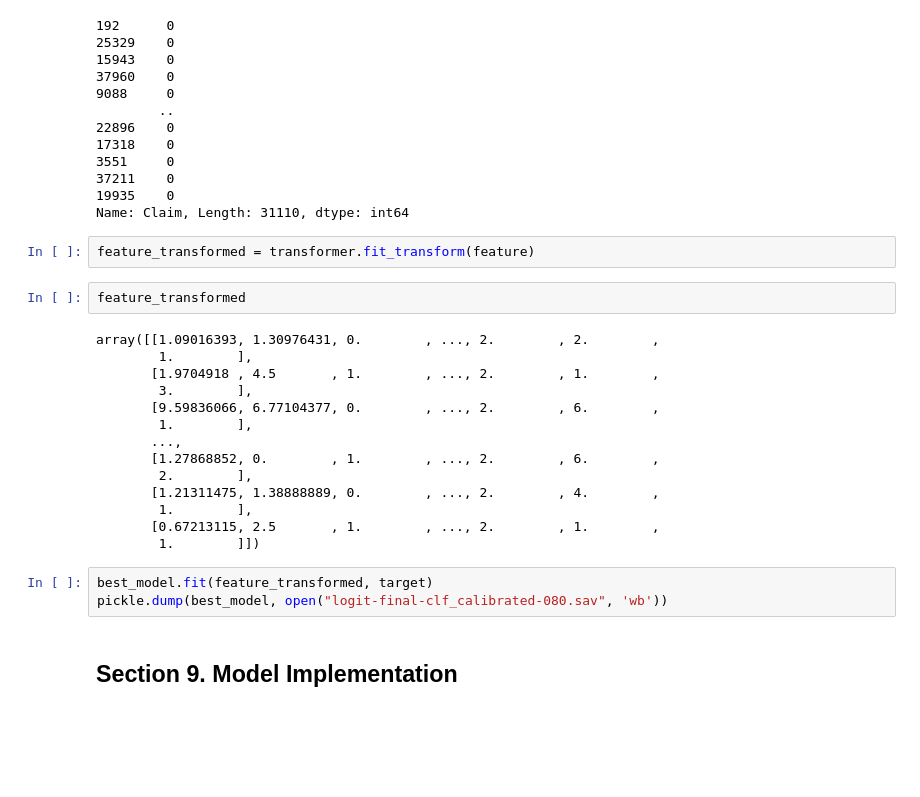
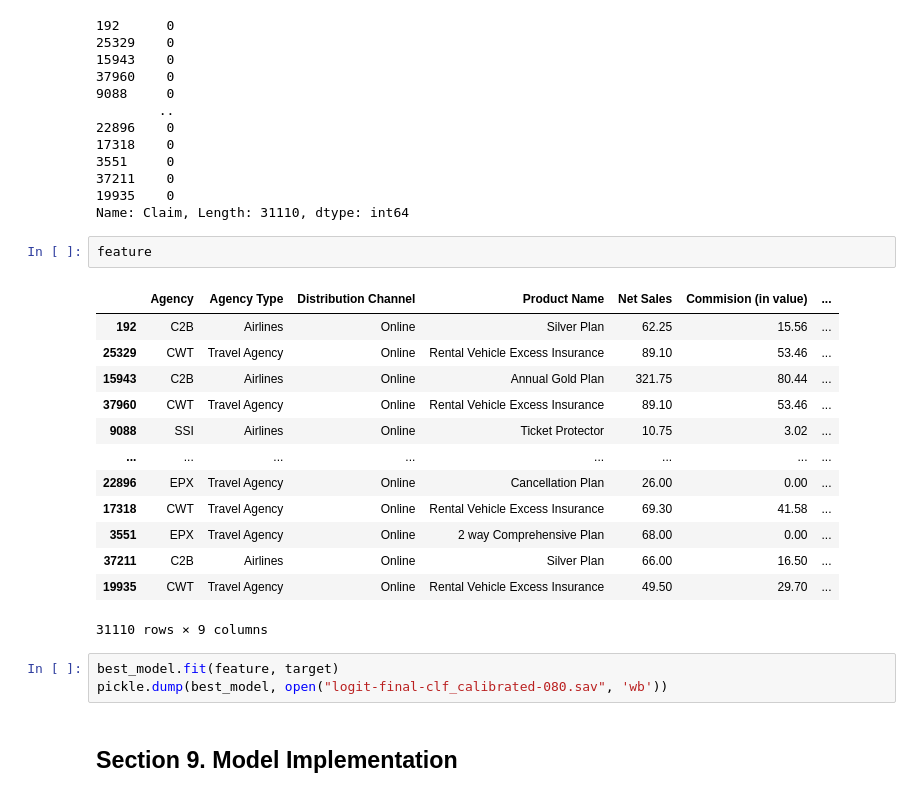
Before and after one commit to Faizism/travel_insurance, a Jupyter notebook: notebooks/2.0 refined-transformation.ipynb, the cells around one changed output. Cells and saved outputs as stored; diff of their text form; blank space fills up the shorter version.

```diff
--- a/notebooks/2.0 refined-transformation.ipynb
+++ b/notebooks/2.0 refined-transformation.ipynb
@@ -2014,26 +2016,24 @@ target
 37211    0
 19935    0
 Name: Claim, Length: 31110, dtype: int64
-# %%
-feature_transformed = transformer.fit_transform(feature)
-# %%
-feature_transformed
-# %% [output]
-array([[1.09016393, 1.30976431, 0.        , ..., 2.        , 2.        ,
-        1.        ],
-       [1.9704918 , 4.5       , 1.        , ..., 2.        , 1.        ,
-        3.        ],
-       [9.59836066, 6.77104377, 0.        , ..., 2.        , 6.        ,
-        1.        ],
-       ...,
-       [1.27868852, 0.        , 1.        , ..., 2.        , 6.        ,
-        2.        ],
-       [1.21311475, 1.38888889, 0.        , ..., 2.        , 4.        ,
-        1.        ],
-       [0.67213115, 2.5       , 1.        , ..., 2.        , 1.        ,
-        1.        ]])
+# %%
+feature
+# %% [output]
+|  | Agency | Agency Type | Distribution Channel | Product Name | Net Sales | Commision (in value) | ... |
+| 192 | C2B | Airlines | Online | Silver Plan | 62.25 | 15.56 | ... |
+| 25329 | CWT | Travel Agency | Online | Rental Vehicle Excess Insurance | 89.10 | 53.46 | ... |
+| 15943 | C2B | Airlines | Online | Annual Gold Plan | 321.75 | 80.44 | ... |
+| 37960 | CWT | Travel Agency | Online | Rental Vehicle Excess Insurance | 89.10 | 53.46 | ... |
+| 9088 | SSI | Airlines | Online | Ticket Protector | 10.75 | 3.02 | ... |
+| ... | ... | ... | ... | ... | ... | ... | ... |
+| 22896 | EPX | Travel Agency | Online | Cancellation Plan | 26.00 | 0.00 | ... |
+| 17318 | CWT | Travel Agency | Online | Rental Vehicle Excess Insurance | 69.30 | 41.58 | ... |
+| 3551 | EPX | Travel Agency | Online | 2 way Comprehensive Plan | 68.00 | 0.00 | ... |
+| 37211 | C2B | Airlines | Online | Silver Plan | 66.00 | 16.50 | ... |
+| 19935 | CWT | Travel Agency | Online | Rental Vehicle Excess Insurance | 49.50 | 29.70 | ... |
+31110 rows × 9 columns
 # %%
-best_model.fit(feature_transformed, target)
+best_model.fit(feature, target)
 pickle.dump(best_model, open("logit-final-clf_calibrated-080.sav", 'wb'))
 # %% [markdown]
 ## **Section 9. Model Implementation**
```
Also changed, not shown: parts of 32 cells of this notebook.
